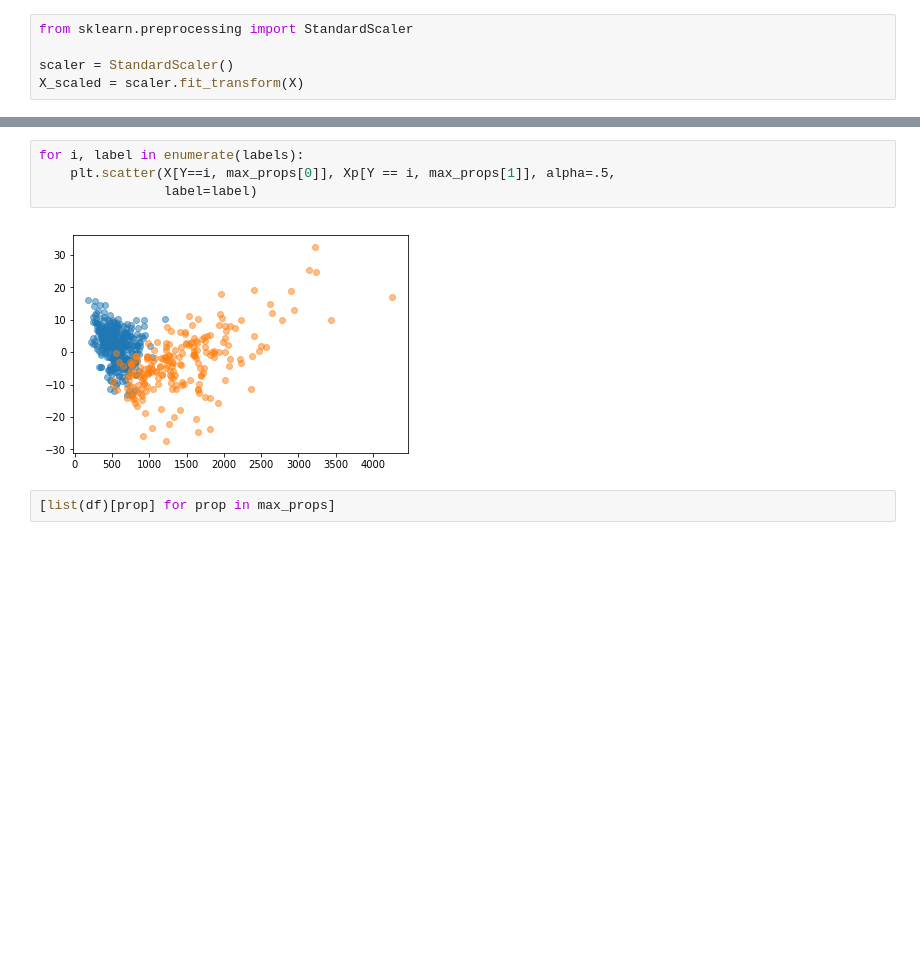
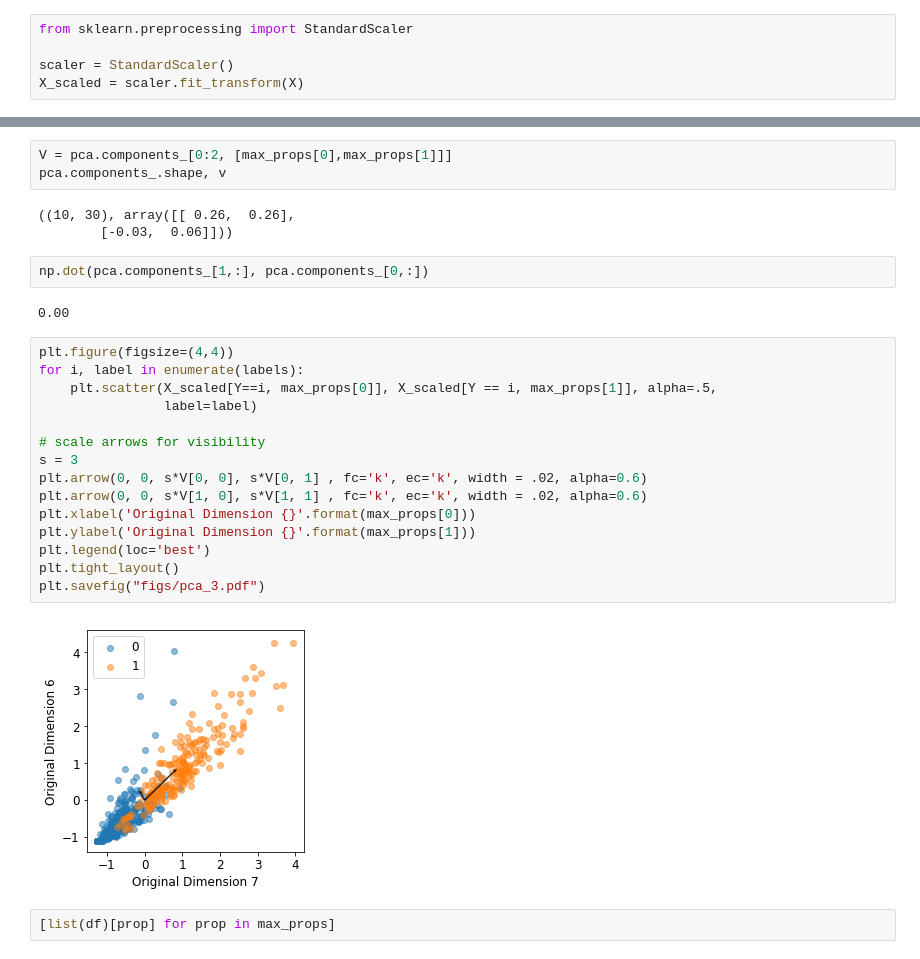
Before and after one commit to ahmadnish/FOML2017, a Jupyter notebook: jannik.ipynb, the cells around one changed output, grey strips where cells are left out. Drawn from its saved outputs; the diff is of its cells as text; blank space fills up the shorter version.

```diff
--- a/jannik.ipynb
+++ b/jannik.ipynb
@@ -119,9 +170,30 @@ array([23,  3, 13, 22,  2, 20,  0, 21, 12,  1])
-# %%
-for i, label in enumerate(labels):
-    plt.scatter(X[Y==i, max_props[0]], Xp[Y == i, max_props[1]], alpha=.5,
-                label=label)
-# %% [output]
-[figure, removed]
+# %%
+V = pca.components_[0:2, [max_props[0],max_props[1]]]
+pca.components_.shape, v
+# %% [output]
+((10, 30), array([[ 0.26,  0.26],
+        [-0.03,  0.06]]))
+# %%
+np.dot(pca.components_[1,:], pca.components_[0,:])
+# %% [output]
+0.00
+# %%
+plt.figure(figsize=(4,4))
+for i, label in enumerate(labels):
+    plt.scatter(X_scaled[Y==i, max_props[0]], X_scaled[Y == i, max_props[1]], alpha=.5,
+                label=label)
+
+# scale arrows for visibility
+s = 3
+plt.arrow(0, 0, s*V[0, 0], s*V[0, 1] , fc='k', ec='k', width = .02, alpha=0.6)
+plt.arrow(0, 0, s*V[1, 0], s*V[1, 1] , fc='k', ec='k', width = .02, alpha=0.6)
+plt.xlabel('Original Dimension {}'.format(max_props[0]))
+plt.ylabel('Original Dimension {}'.format(max_props[1]))
+plt.legend(loc='best')
+plt.tight_layout()
+plt.savefig("figs/pca_3.pdf")
+# %% [output]
+[figure, added]
 # %%
 [list(df)[prop] for prop in max_props]
 # %% [output]
```
Also changed, not shown: parts of 11 cells of this notebook, 5 other files.
